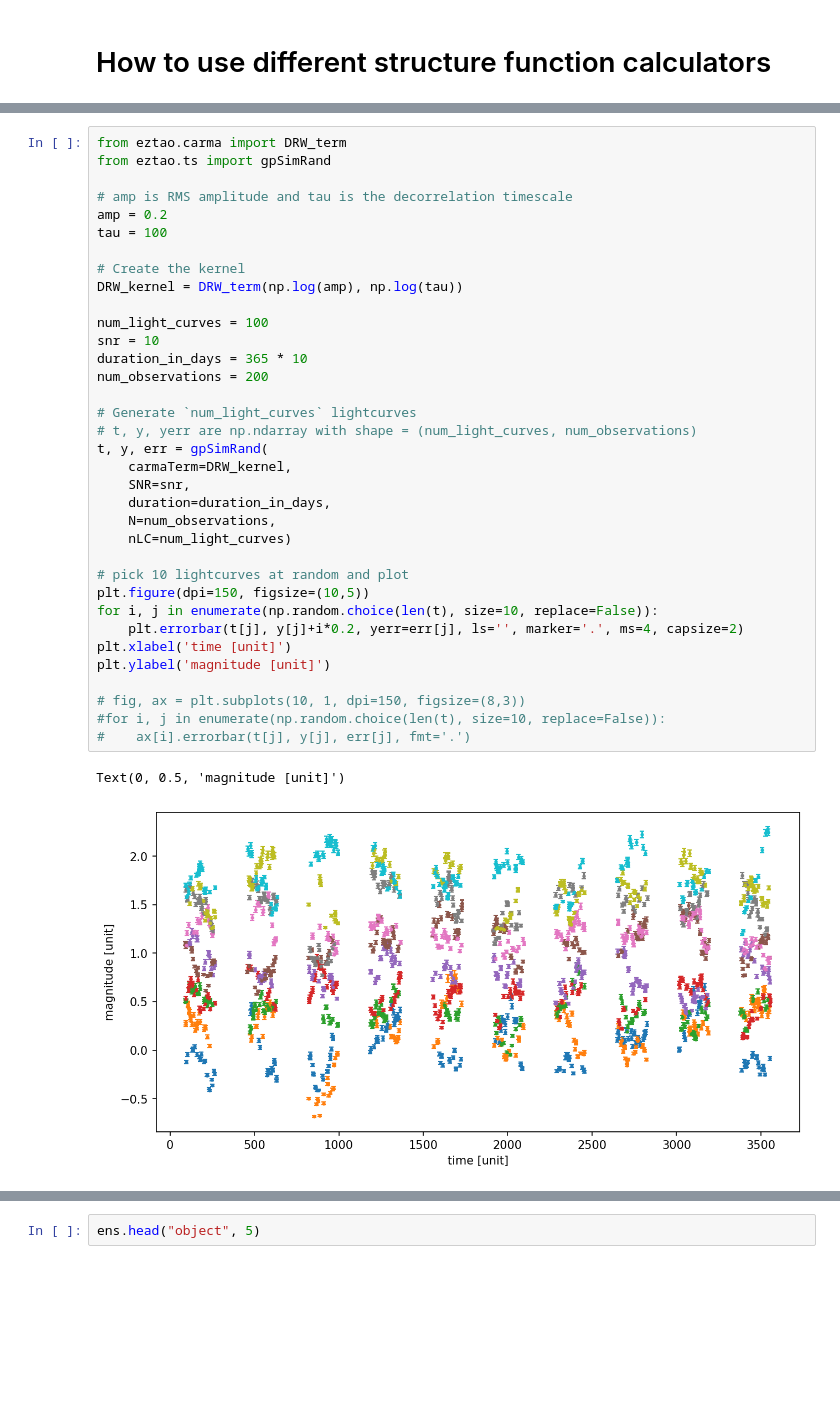
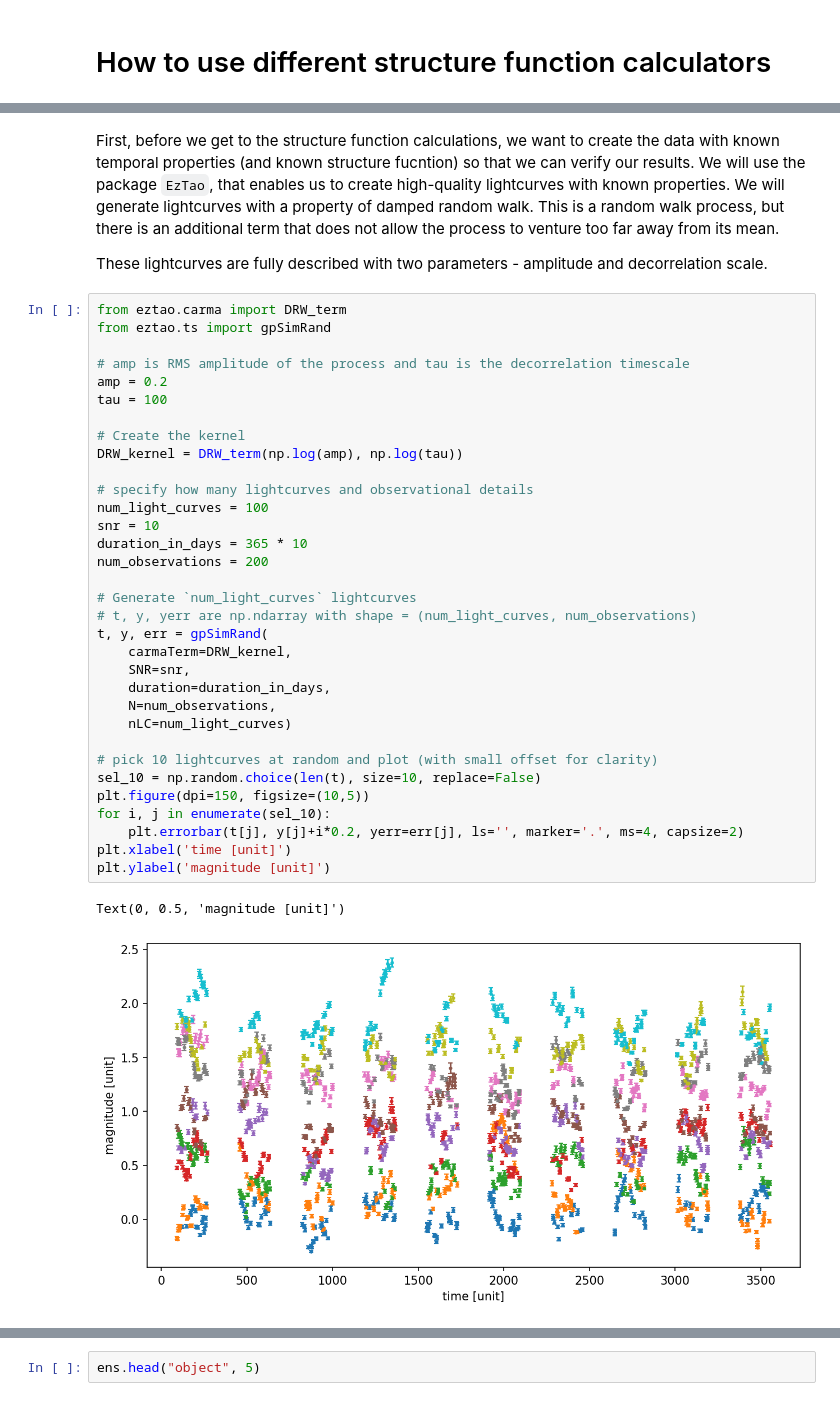
Before and after one commit to lincc-frameworks/tape, a Jupyter notebook: docs/tutorials/structure_function_showcase.ipynb, the cells around one changed output, grey strips where cells are left out. Saved outputs shown, nothing was run; the diff lists cells and outputs as text; blank space fills up the shorter version.

Commit message:
error, discussion, formatting

```diff
--- a/docs/tutorials/structure_function_showcase.ipynb
+++ b/docs/tutorials/structure_function_showcase.ipynb
@@ -16,38 +16,44 @@ import matplotlib.pyplot as plt
+# %% [markdown]
+First, before we get to the structure function calculations, we want to create the data with known
+temporal properties (and known structure fucntion) so that we can verify our results. We will use the package `EzTao`, that enables us
+to create high-quality lightcurves with known properties.
+We will generate lightcurves with a property of damped random walk. This is a random walk process, but there is an additional term that does not allow
+the process to venture too far away from its mean.
+
+These lightcurves are fully described with two parameters - amplitude and decorrelation scale.
 # %%
 from eztao.carma import DRW_term
 from eztao.ts import gpSimRand
 
-# amp is RMS amplitude and tau is the decorrelation timescale
+# amp is RMS amplitude of the process and tau is the decorrelation timescale
 amp = 0.2
 tau = 100
 
 # Create the kernel
 DRW_kernel = DRW_term(np.log(amp), np.log(tau))
 
+# specify how many lightcurves and observational details
 num_light_curves = 100
 snr = 10
 duration_in_days = 365 * 10
 num_observations = 200
 
 # Generate `num_light_curves` lightcurves
 # t, y, yerr are np.ndarray with shape = (num_light_curves, num_observations)
 t, y, err = gpSimRand(
     carmaTerm=DRW_kernel,
     SNR=snr,
     duration=duration_in_days,
     N=num_observations,
     nLC=num_light_curves)
 
-# pick 10 lightcurves at random and plot
+# pick 10 lightcurves at random and plot (with small offset for clarity)
+sel_10 = np.random.choice(len(t), size=10, replace=False)
 plt.figure(dpi=150, figsize=(10,5))
-for i, j in enumerate(np.random.choice(len(t), size=10, replace=False)):
+for i, j in enumerate(sel_10):
     plt.errorbar(t[j], y[j]+i*0.2, yerr=err[j], ls='', marker='.', ms=4, capsize=2)
 plt.xlabel('time [unit]')
 plt.ylabel('magnitude [unit]')
-
-# fig, ax = plt.subplots(10, 1, dpi=150, figsize=(8,3))
-#for i, j in enumerate(np.random.choice(len(t), size=10, replace=False)):
-#    ax[i].errorbar(t[j], y[j], err[j], fmt='.')
 # %% [output]
 Text(0, 0.5, 'magnitude [unit]')
-[figure, old version]
+[figure, new version]
```
Also changed, not shown: parts of 29 cells of this notebook.
